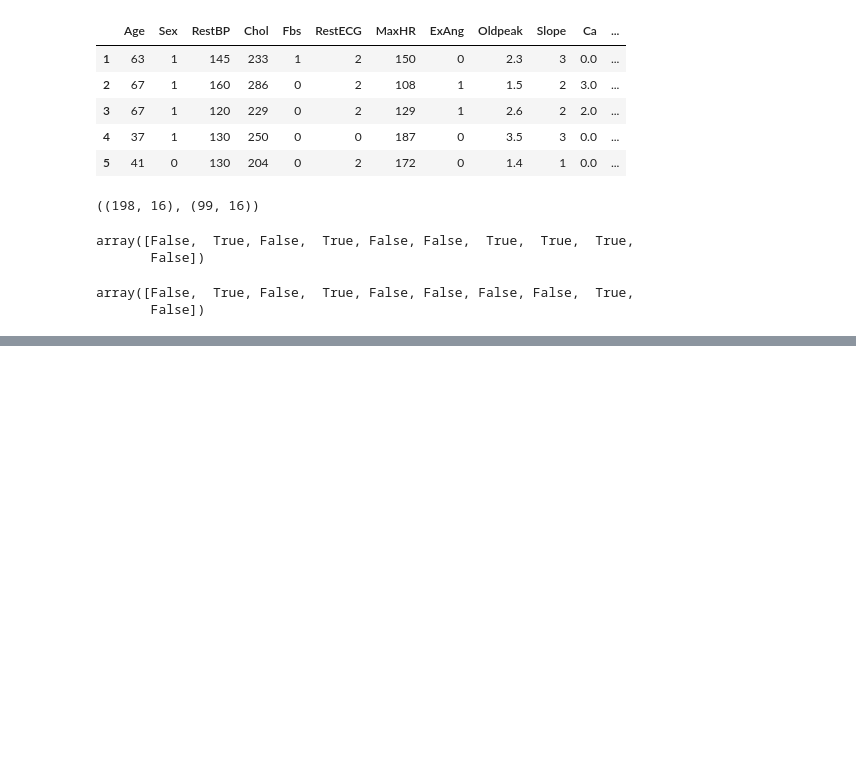
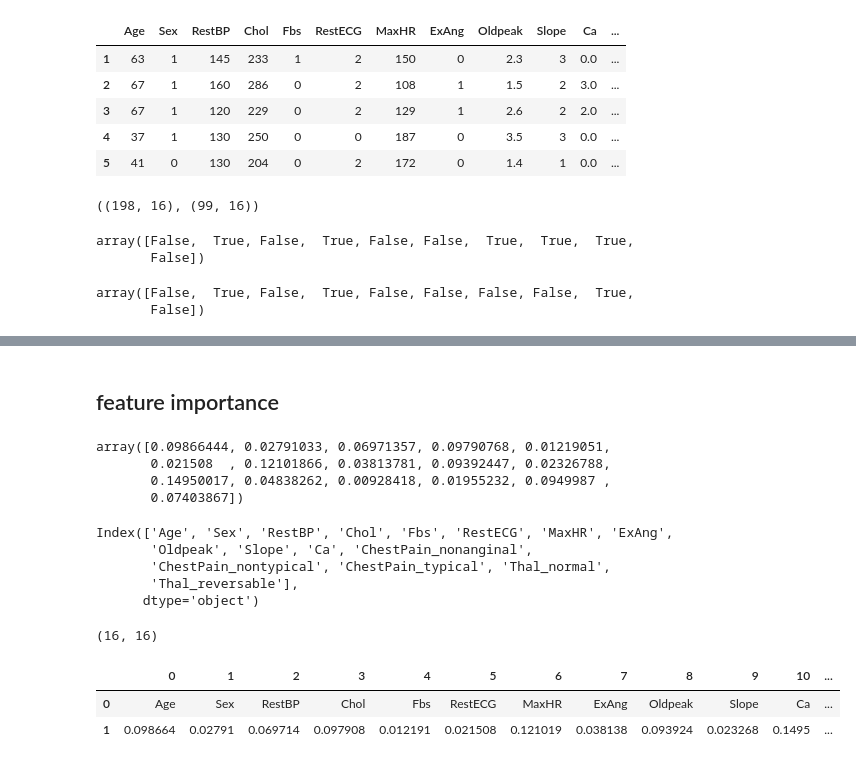
Before and after one commit to StefanLundberg77/ai_engineering_stefan_lundberg, a Jupyter notebook: code-alongs/06_random_forrest/random_forrest.ipynb, the cells around one changed output, grey strips where cells are left out. Cells and saved outputs as stored; diff of their text form; code cells hidden in the pictures; blank space fills up the shorter version.

```diff
--- a/code-alongs/06_random_forrest/random_forrest.ipynb
+++ b/code-alongs/06_random_forrest/random_forrest.ipynb
@@ -132 +132,29 @@ weighted avg       0.83      0.83      0.83        99
 [figure]
+# %% [markdown]
+## feature importance
+# %%
+model.feature_importances_
+# %% [output]
+array([0.09866444, 0.02791033, 0.06971357, 0.09790768, 0.01219051,
+       0.021508  , 0.12101866, 0.03813781, 0.09392447, 0.02326788,
+       0.14950017, 0.04838262, 0.00928418, 0.01955232, 0.0949987 ,
+       0.07403867])
+# %%
+X.columns
+# %% [output]
+Index(['Age', 'Sex', 'RestBP', 'Chol', 'Fbs', 'RestECG', 'MaxHR', 'ExAng',
+       'Oldpeak', 'Slope', 'Ca', 'ChestPain_nonanginal',
+       'ChestPain_nontypical', 'ChestPain_typical', 'Thal_normal',
+       'Thal_reversable'],
+      dtype='object')
+# %%
+len(X.columns), len(model.feature_importances_)
+# %% [output]
+(16, 16)
+# %%
+feature_importance = pd.DataFrame([X.columns, model.feature_importances_])
+feature_importance
+# %% [output]
+|  | 0 | 1 | 2 | 3 | 4 | 5 | 6 | 7 | 8 | 9 | 10 | ... |
+| 0 | Age | Sex | RestBP | Chol | Fbs | RestECG | MaxHR | ExAng | Oldpeak | Slope | Ca | ... |
+| 1 | 0.098664 | 0.02791 | 0.069714 | 0.097908 | 0.012191 | 0.021508 | 0.121019 | 0.038138 | 0.093924 | 0.023268 | 0.1495 | ... |
```
Also changed, not shown: parts of 5 cells of this notebook.
